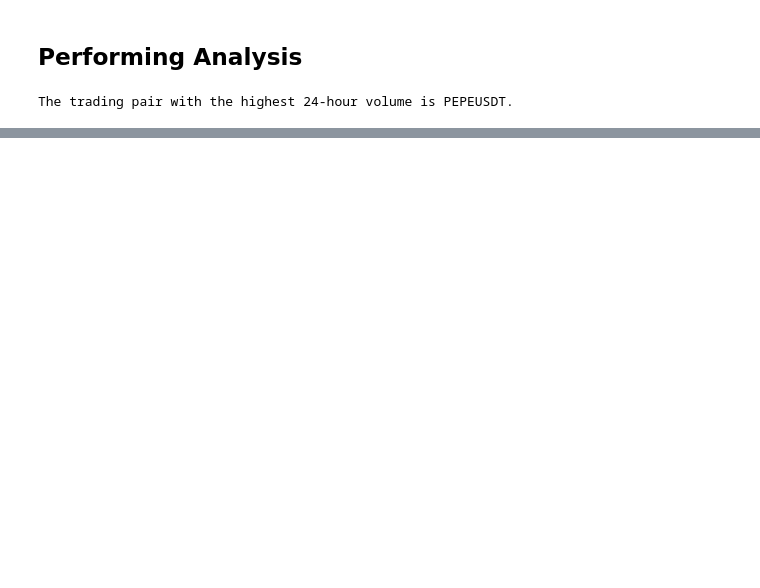
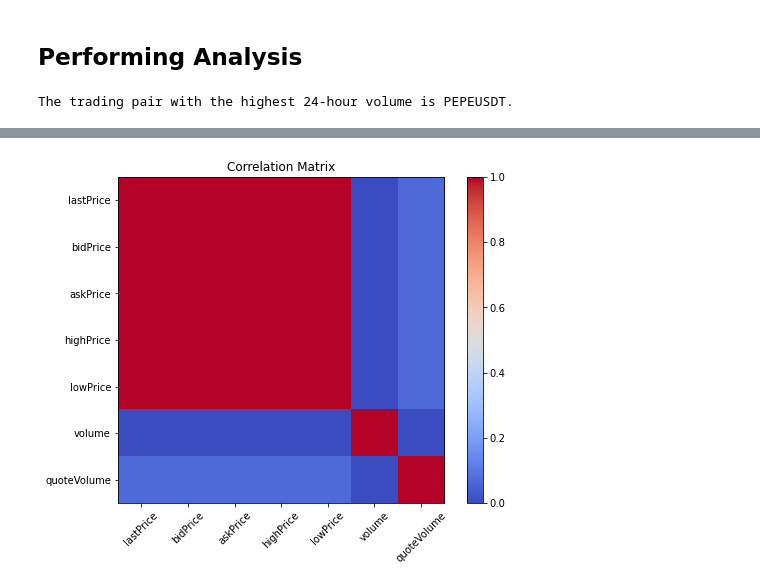
Before and after one commit to victoriaao/Working_with_APIs, a Jupyter notebook: Binance.ipynb, the cells around one changed output, grey strips where cells are left out. Cells and saved outputs as stored; diff of their text form; code cells hidden in the pictures; blank space fills up the shorter version.

```diff
--- a/Binance.ipynb
+++ b/Binance.ipynb
@@ -166,0 +190,13 @@ Median 24-hour Trading Volume is: 19691.80
+# %%
+numeric_columns = ['lastPrice', 'bidPrice', 'askPrice', 'highPrice', 'lowPrice', 'volume', 'quoteVolume']
+correlation_matrix = pdframe[numeric_columns].corr()
+
+plt.figure(figsize=(8, 6))
+plt.imshow(correlation_matrix, cmap='coolwarm', interpolation='nearest')
+plt.colorbar()
+plt.xticks(range(len(numeric_columns)), numeric_columns, rotation=45)
+plt.yticks(range(len(numeric_columns)), numeric_columns)
+plt.title('Correlation Matrix')
+plt.show()
+# %% [output]
+[figure, added]
```
Also changed, not shown: parts of 12 cells of this notebook.
